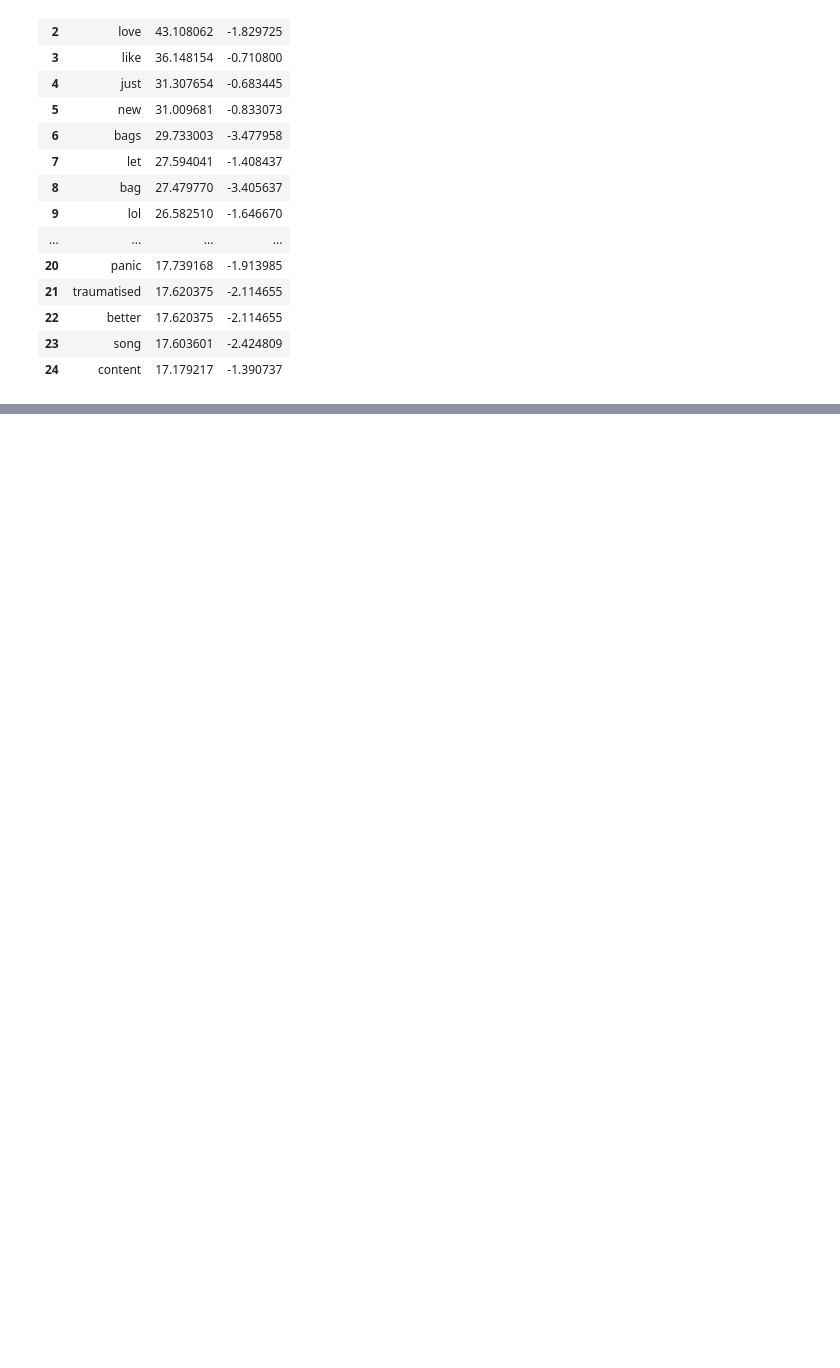
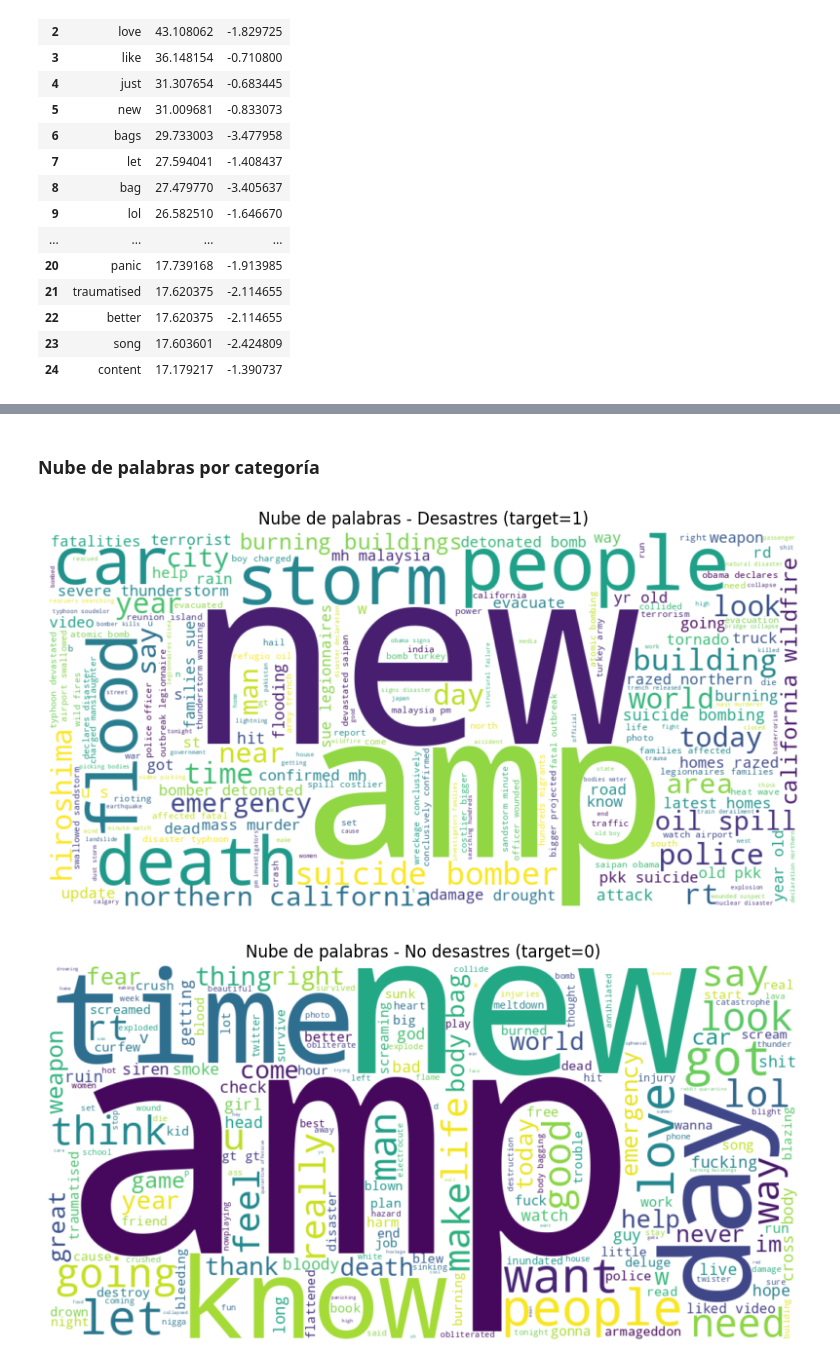
Before and after one commit to XavierLopez25/Lab05-DS, a Jupyter notebook: textMining.ipynb, the cells around one changed output, grey strips where cells are left out. Drawn from its saved outputs; the diff is of its cells as text; code cells hidden in the pictures; blank space fills up the shorter version.

```diff
--- a/textMining.ipynb
+++ b/textMining.ipynb
@@ -413,0 +419,3 @@ display("Términos más informativos para No-Desastres (chi², unigramas)", top_
+# %%
+texts_1 = df.loc[df["target"] == 1, "clean_text"].fillna("")
+texts_0 = df.loc[df["target"] == 0, "clean_text"].fillna("")
@@ -413,0 +481,20 @@ display("Términos más informativos para No-Desastres (chi², unigramas)", top_
+# %% [markdown]
+### Nube de palabras por categoría
+# %%
+os.makedirs("outputs", exist_ok=True)
+
+def plot_wordcloud(texts, title, savepath=None):
+    wc = WordCloud(width=1000, height=500, background_color="white").generate(" ".join(texts))
+    plt.figure(figsize=(10,5))
+    plt.imshow(wc, interpolation="bilinear")
+    plt.axis("off")
+    plt.title(title)
+    if savepath:
+        plt.savefig(savepath, dpi=150, bbox_inches="tight")
+    plt.show()
+
+plot_wordcloud(texts_1, "Nube de palabras - Desastres (target=1)", "outputs/wc_target1.png")
+plot_wordcloud(texts_0, "Nube de palabras - No desastres (target=0)", "outputs/wc_target0.png")
+# %% [output]
+[figure, added]
+[figure, added]
```
Also changed, not shown: parts of 20 cells of this notebook.
